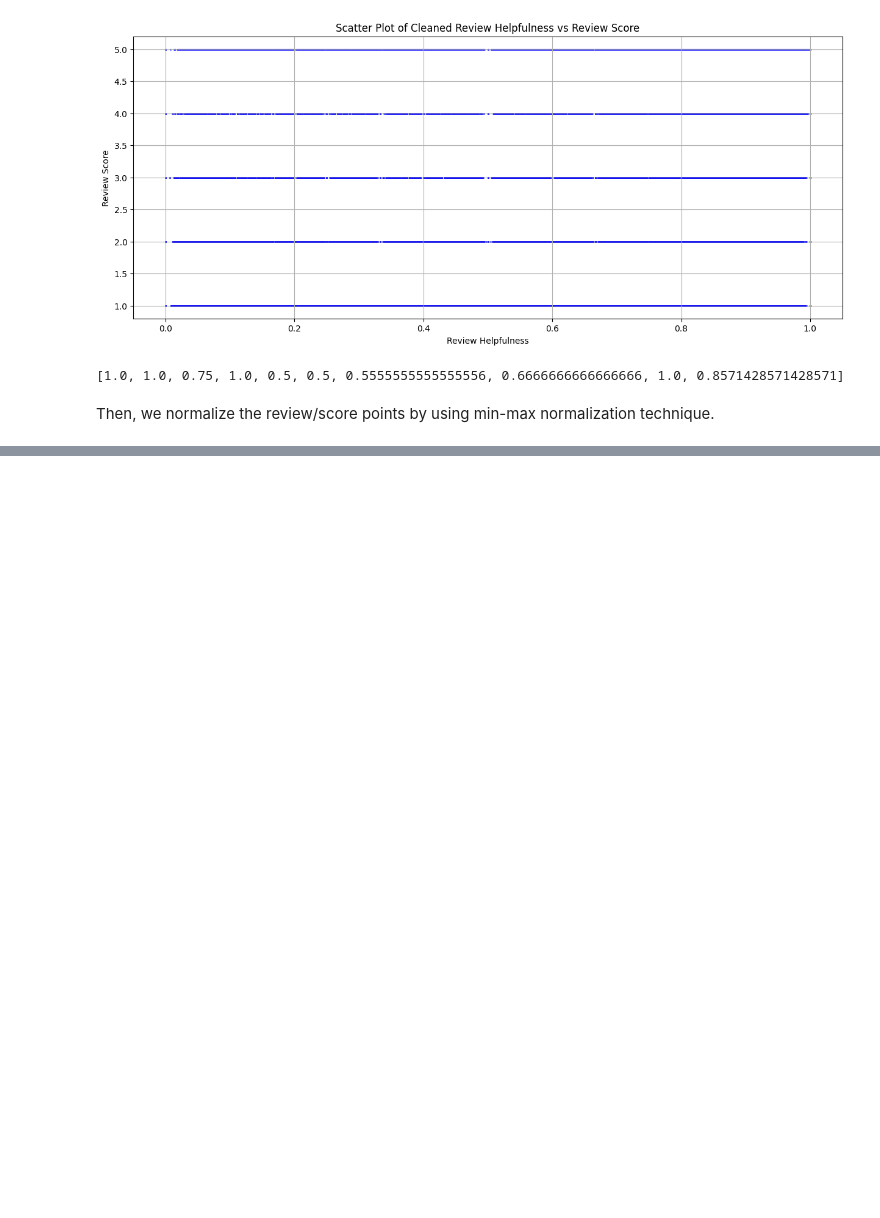
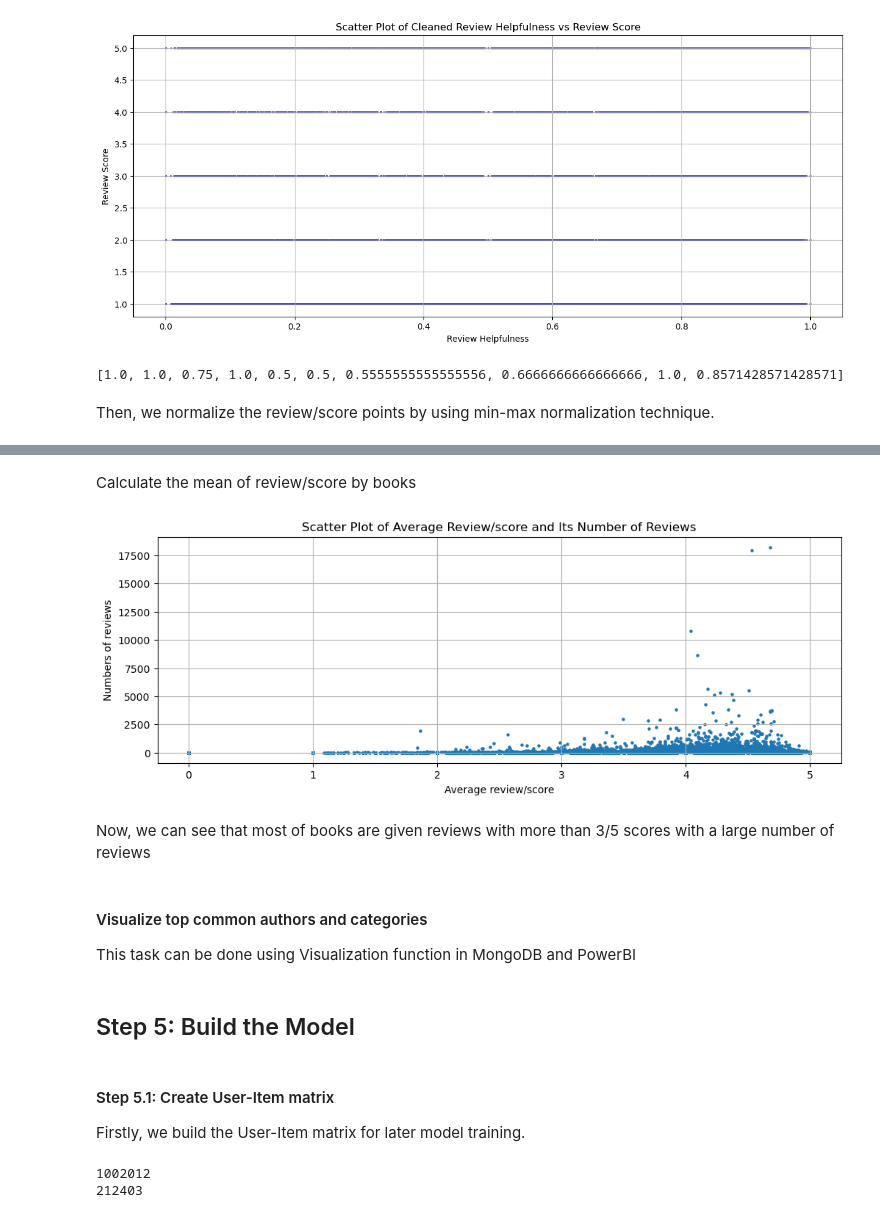
Before and after one commit to ngthiennhan2002/Amazon-Books_Reviews, a Jupyter notebook: amazon_books_reviews.ipynb, the cells around one changed output, grey strips where cells are left out. Cells and saved outputs as stored; diff of their text form; code cells hidden in the pictures; blank space fills up the shorter version.

```diff
--- a/amazon_books_reviews.ipynb
+++ b/amazon_books_reviews.ipynb
@@ -981,0 +986,2 @@ Frequency of normalized review/score: {0.0: 149859, 0.25: 118625, 0.5: 210954, 0
+# %% [markdown]
+Calculate the mean of review/score by books
@@ -981,0 +1086,42 @@ Frequency of normalized review/score: {0.0: 149859, 0.25: 118625, 0.5: 210954, 0
+# %%
+# Get all the books in the database
+scores_and_counts = book_collection.find({}, {"Title": 1, "review/mean_score": 1, "review/count": 1})
+
+# Create a list to save mean score and count
+mean_scores = list()
+counts = list()
+
+# An iteration over every book in the database
+for book in scores_and_counts:
+    mean_scores.append(book['review/mean_score'])
+    counts.append(book['review/count'])
+# %%
+# Create a 2D kernel scatter plot
+plt.figure(figsize=(12, 4))
+plt.scatter(x=mean_scores, y=counts, s=5)
+plt.xlabel('Average review/score')
+plt.ylabel('Numbers of reviews')
+plt.title('Scatter Plot of Average Review/score and Its Number of Reviews')
+plt.grid(True)
+plt.show()
+# %% [output]
+[figure, added]
+# %% [markdown]
+Now, we can see that most of books are given reviews with more than 3/5 scores with a large number of reviews
+# %% [markdown]
+#### Visualize top common authors and categories
+This task can be done using Visualization function in MongoDB and PowerBI
+# %% [markdown]
+## Step 5: Build the Model
+# %% [markdown]
+#### Step 5.1: Create User-Item matrix
+Firstly, we build the User-Item matrix for later model training.
+# %%
+# Count the number of distinct user ids and books
+num_user_ids = df_review['User_id'].nunique()
+num_books = df_book['Title'].nunique()
+print(num_user_ids)
+print(num_books)
+# %% [output]
+1002012
+212403
```
Also changed, not shown: parts of 8 cells of this notebook.
